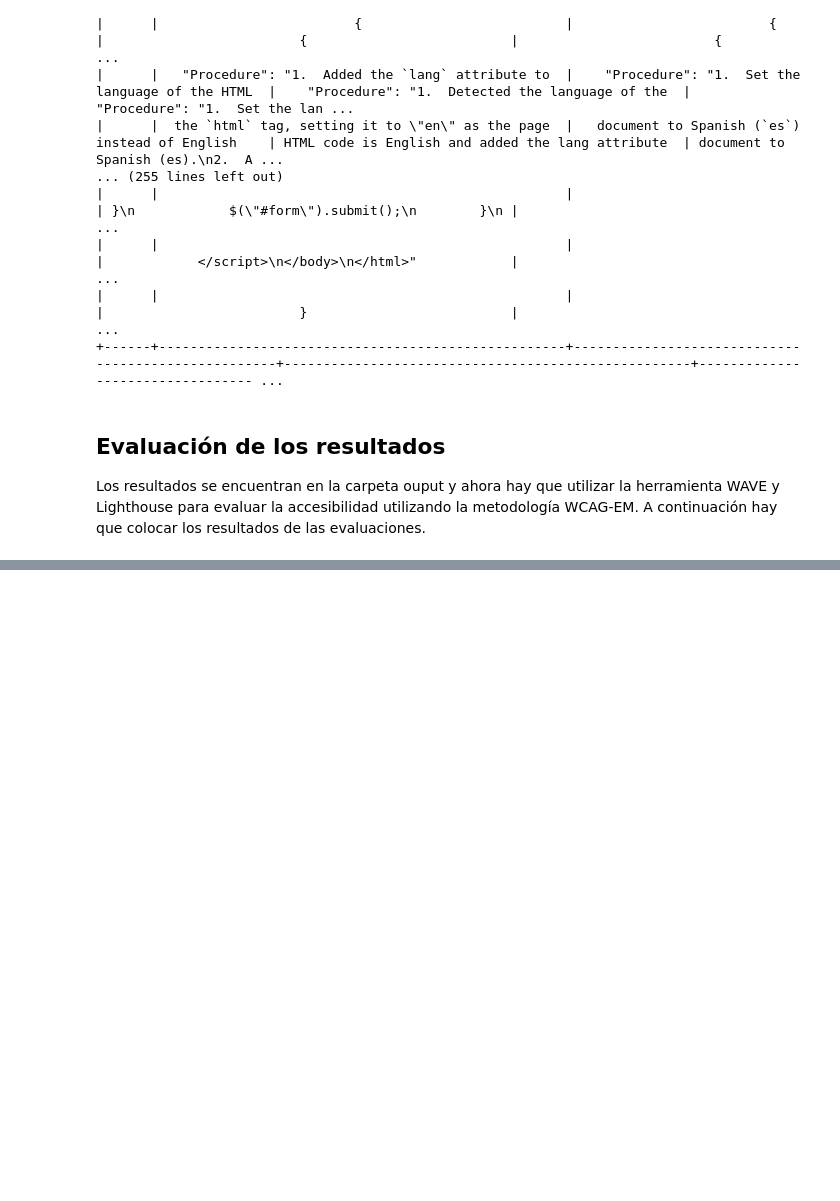
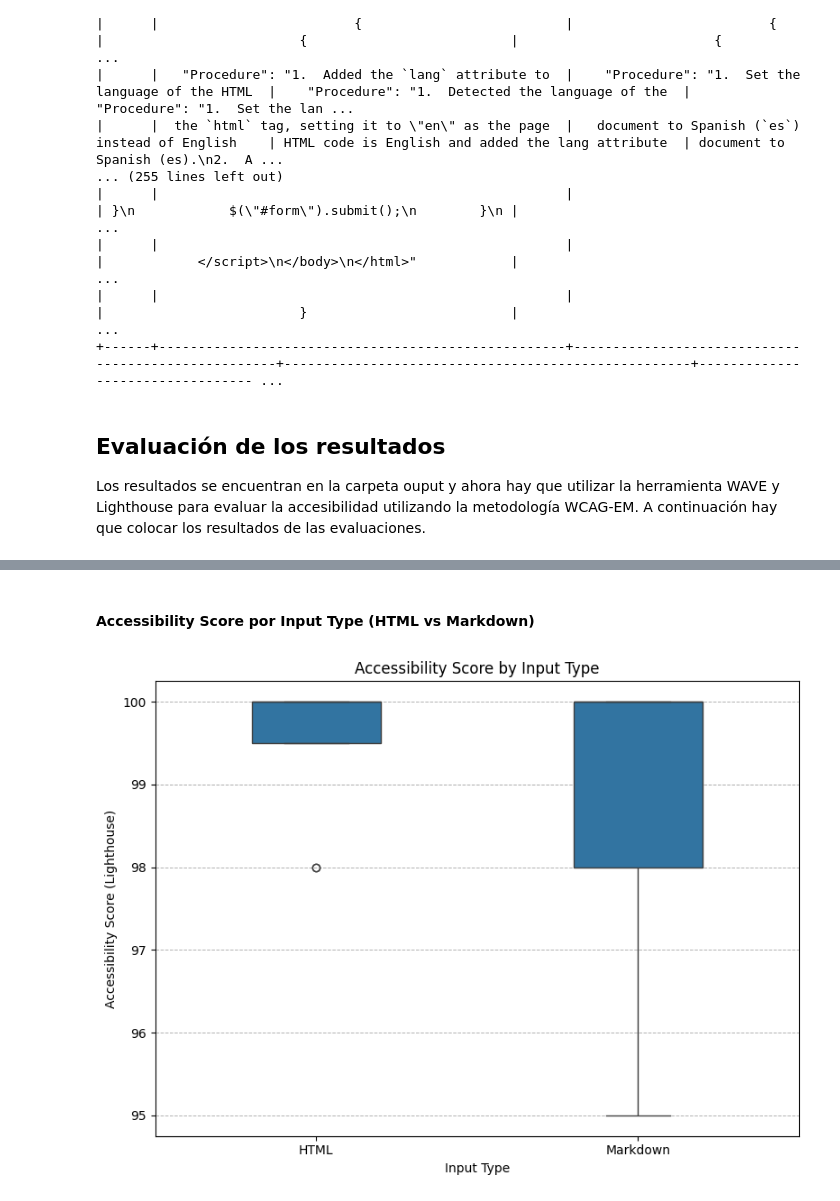
Before and after one commit to gverafei/webaccessibility-llm-prompting, a Jupyter notebook: scraping.ipynb, the cells around one changed output, grey strips where cells are left out. Drawn from its saved outputs; the diff is of its cells as text; code cells hidden in the pictures; blank space fills up the shorter version.

```diff
--- a/scraping.ipynb
+++ b/scraping.ipynb
@@ -955,0 +980,14 @@ A continuación se analizan los resultados de la intervención de la IA para la
+# %% [markdown]
+#### Accessibility Score por Input Type (HTML vs Markdown)
+# %%
+plt.figure(figsize=(8,6))
+sns.boxplot(x='InputType', y='AccessibilityScore', data=df, width=0.4)
+plt.title('Accessibility Score by Input Type')
+plt.ylabel('Accessibility Score (Lighthouse)')
+plt.xlabel('Input Type')
+plt.grid(axis='y', linestyle='--', linewidth=0.7)
+plt.tight_layout()
+plt.savefig('figures/boxplot_accessibility_inputtype.jpg', dpi=300)
+plt.show()
+# %% [output]
+[figure, added]
```
Also changed, not shown: parts of 42 cells of this notebook, 11 other files.
